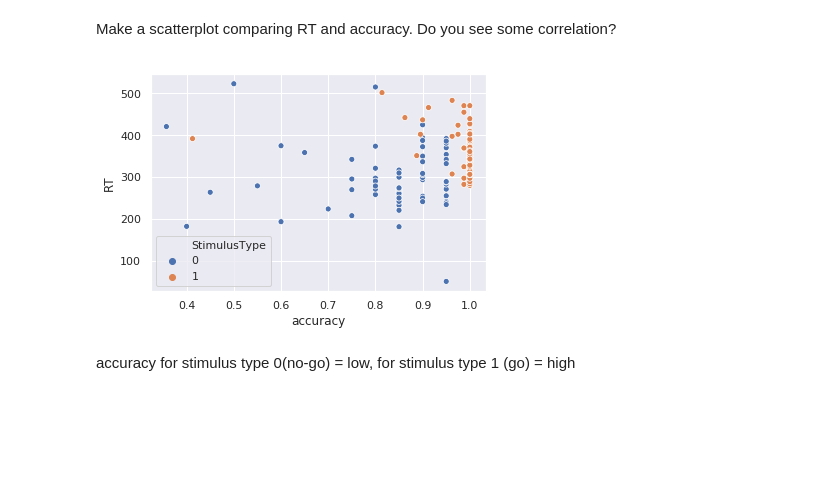
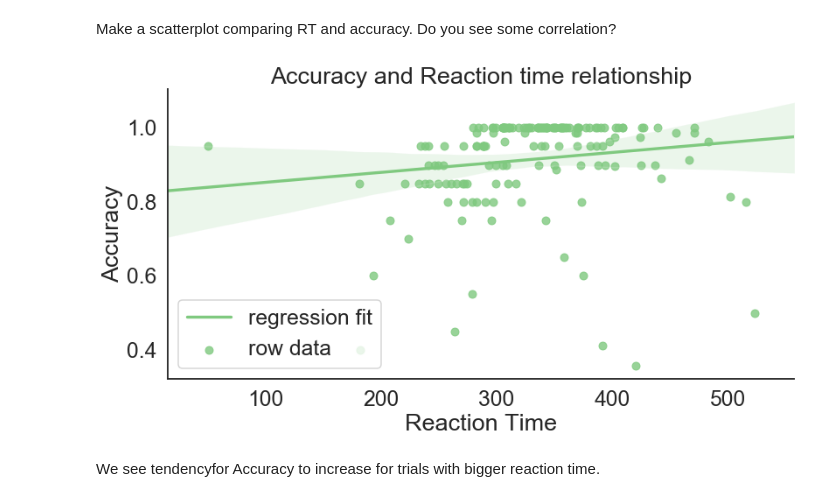
Before and after one commit to NBP-ACC/week-4-acc_7, a Jupyter notebook: sheet02.ipynb, the cells around one changed output. Drawn from its saved outputs; the diff is of its cells as text; code cells hidden in the pictures; blank space fills up the shorter version.

```diff
--- a/sheet02.ipynb
+++ b/sheet02.ipynb
@@ -261,9 +273,22 @@ The CLT states that "[...] when independent random variables are added, their pr
 ### c) Scatterplot [1 pts]
 # %% [markdown]
 Make a scatterplot comparing RT and accuracy. Do you see some correlation?
-# %%
-axes = sns.scatterplot(data = bigframe_avg, x = 'accuracy', y = 'RT', hue = 'StimulusType')
-# %% [output]
-[figure, removed]
-# %% [markdown]
-accuracy for stimulus type 0(no-go) = low, for stimulus type 1 (go) = high
+# %%
+sns.set(context = "talk", style="white", palette="Accent", font_scale=1.5,
+        rc={'figure.figsize':(5,5)})
+
+axes = sns.lmplot(data = bigframe_avg, x = 'RT', y = 'accuracy', legend=False)
+plt.title("Accuracy and Reaction time relationship")
+plt.xlabel("Reaction Time")
+plt.ylabel("Accuracy")
+
+#handling legend
+plt.legend(title='', loc='lower left', labels=['regression fit', 'row data'])
+
+#Plot adjusment
+plt.subplots_adjust(top=1, bottom=0.08, left=0.01, right=2,wspace=0.25, hspace=0.2)
+plt.show()
+# %% [output]
+[figure, added]
+# %% [markdown]
+ We see tendencyfor Accuracy to increase for trials with bigger reaction time.
```
Also changed, not shown: parts of 6 cells of this notebook.
